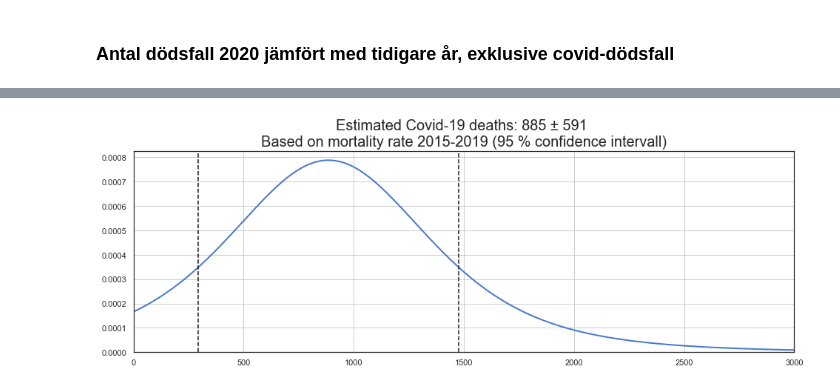
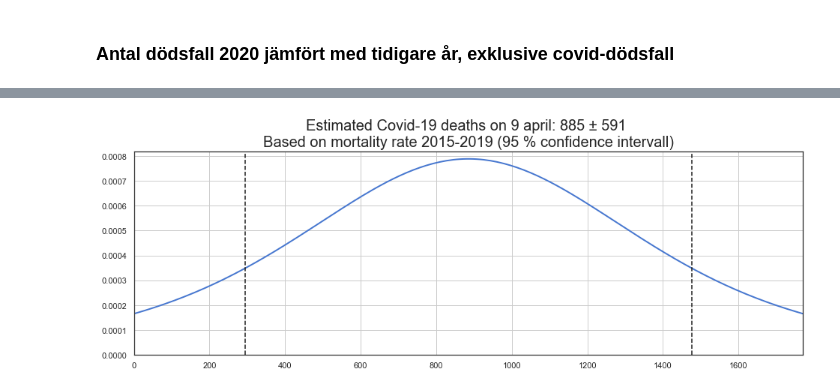
Before and after one commit to Frallmeister/covid19, a Jupyter notebook: corona_notebook.ipynb, the cells around one changed output, grey strips where cells are left out. Cells and saved outputs as stored; diff of their text form; code cells hidden in the pictures.

```diff
--- a/corona_notebook.ipynb
+++ b/corona_notebook.ipynb
@@ -300,6 +314,6 @@ for axes, y in zip(ax, a):
     axes.set_title(f"{year}", fontsize=15)
     axes.legend()
     y_min, y_max = axes.get_ylim()
-    axes.axis([0, 365, 200, 350])
+    axes.axis([0, 365, 200, 370])
     year+=1
 # %% [output]
@@ -307,7 +321,16 @@ for axes, y in zip(ax, a):
 # %% [markdown]
 ### Antal dödsfall 2020 jämfört med tidigare år, exklusive covid-dödsfall
 # %%
-workbook = xlrd.open_workbook('2020-04-17---preliminar-statistik-over-doda-inkl-eng.xlsx', on_demand=True)
+# Find latest statistic file from SCB
+scb_file = '2020-04-17---preliminar-statistik-over-doda-inkl-eng.xlsx'
+for file in os.listdir('SCB_statistik'):
+    if 'preliminar-statistik-over-doda' in file:
+        scb_date = datetime.datetime.strptime(scb_file.split('---')[0], '%Y-%m-%d')
+        file_date = datetime.datetime.strptime(file.split('---')[0], '%Y-%m-%d')
+        if file_date > scb_date:
+            scb_file = file
+
+workbook = xlrd.open_workbook(f"SCB_statistik/{scb_file}", on_demand=True)
 worksheet = workbook.sheet_by_name('Tabell 1')
 df_corona_deaths = pd.read_excel("Folkhalsomyndigheten_Covid19.xlsx", sheet_name=1, usecols="B")
 
@@ -362,33 +385,34 @@ for y, axes in zip(year, ax):
 # %%
 # Mean deaths for all years
 years = np.arange(2015,2020)
 X = df_sweden[[f'Excess_deaths_{year}' for year in years]].iloc[index_first_death:last_reliable_day,:].sum()
 X_mean = X.mean()
 
 # Sample variance for all years
 n = len(years)
 X_var = sum((X_mean-X)**2)/(n-1)
 S = np.sqrt(X_var)
 
 # two sided t-value from the t-distribution
 deg = n-1
 t_value = stats.t.ppf(0.975, df=deg)
 
 # Confidence intervall
 ci = t_value*S/np.sqrt(n)
 
 # print(f"Number of Covid-19 deaths is estimated to be {X_mean} \u00B1 {round(ci):0.0f} based on mortality rate 2015-2019 (95 % confidence intervall)")
 
 fig, ax = plt.subplots(figsize=(16,5))
-x = np.linspace(0, 3000, 200)
+x = np.linspace(0, 2*X_mean, 200)
 ax.plot(x, stats.t.pdf(x, deg, loc=X_mean, scale=S), lw=2)
 ax.grid()
-ax.set_title(f"Estimated Covid-19 deaths: {round(X_mean):0.0f} \u00B1 {round(ci):0.0f} \nBased on mortality rate 2015-2019 (95 % confidence intervall)", fontsize=20);
-ax.set_xlim([0, x[-1]])
+stat_day = df_sweden.index[last_reliable_day]
+ax.set_title(f"Estimated Covid-19 deaths on {stat_day}: {round(X_mean):0.0f} \u00B1 {round(ci):0.0f} \nBased on mortality rate 2015-2019 (95 % confidence intervall)", fontsize=20);
+ax.set_xlim([0, 2*X_mean])
 ylim = ax.get_ylim()
 ax.set_ylim([0, ylim[1]])
 
 ax.plot([X_mean-ci]*2, [0, ylim[1]], '--k')
 ax.plot([X_mean+ci]*2, [0, ylim[1]], '--k');
 # %% [output]
-[figure, old version]
+[figure, new version]
```
Also changed, not shown: parts of 9 cells of this notebook.
